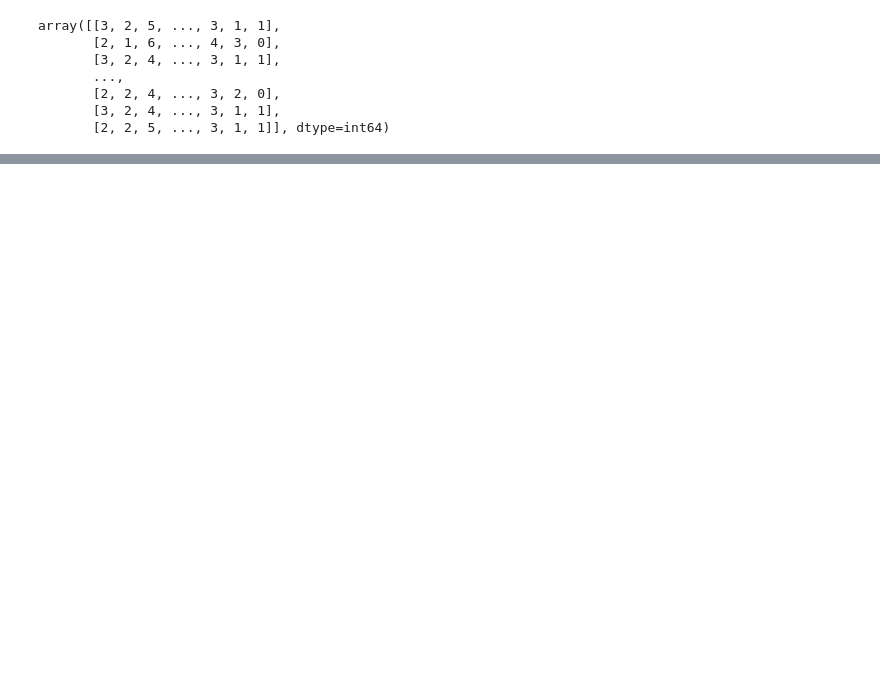
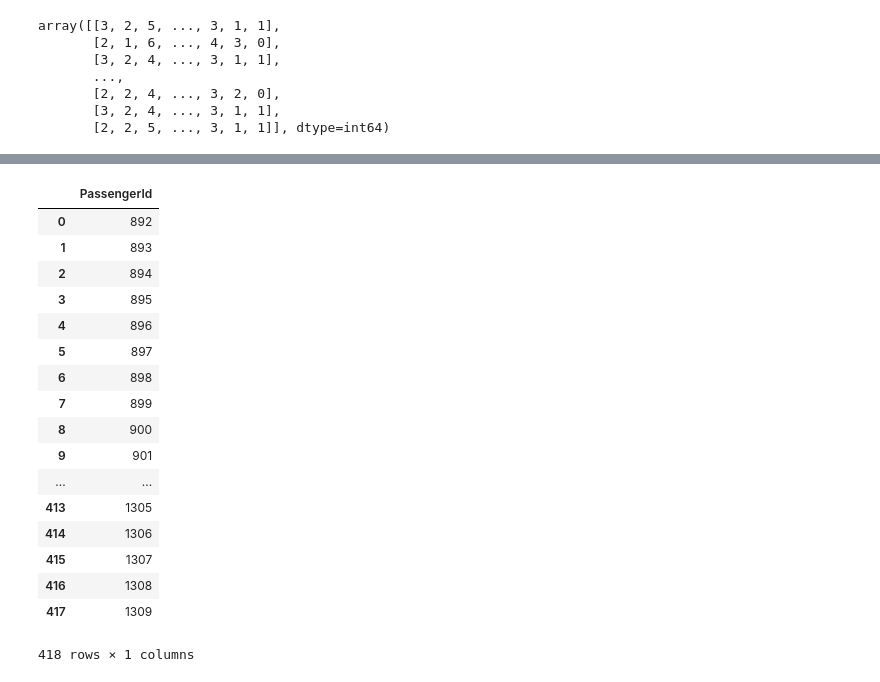
Before and after one commit to find-happiness/tensorflow-kaggle, a Jupyter notebook: titanic/titanic_v2.ipynb, the cells around one changed output, grey strips where cells are left out. Cells and saved outputs as stored; diff of their text form; code cells hidden in the pictures; blank space fills up the shorter version.

```diff
--- a/titanic/titanic_v2.ipynb
+++ b/titanic/titanic_v2.ipynb
@@ -589,3 +729,26 @@ new_output.head(10)
+# %%
+ids = data_test['PassengerId'].copy()
+new_output = ids.to_frame()
+new_output
+# %% [output]
+|  | PassengerId |
+| 0 | 892 |
+| 1 | 893 |
+| 2 | 894 |
+| 3 | 895 |
+| 4 | 896 |
+| 5 | 897 |
+| 6 | 898 |
+| 7 | 899 |
+| 8 | 900 |
+| 9 | 901 |
+| ... | ... |
+| 413 | 1305 |
+| 414 | 1306 |
+| 415 | 1307 |
+| 416 | 1308 |
+| 417 | 1309 |
+418 rows × 1 columns
 # %%
 new_output['Survived'] = predictions
 new_output.sample(10)
```
Also changed, not shown: parts of 61 cells of this notebook.
